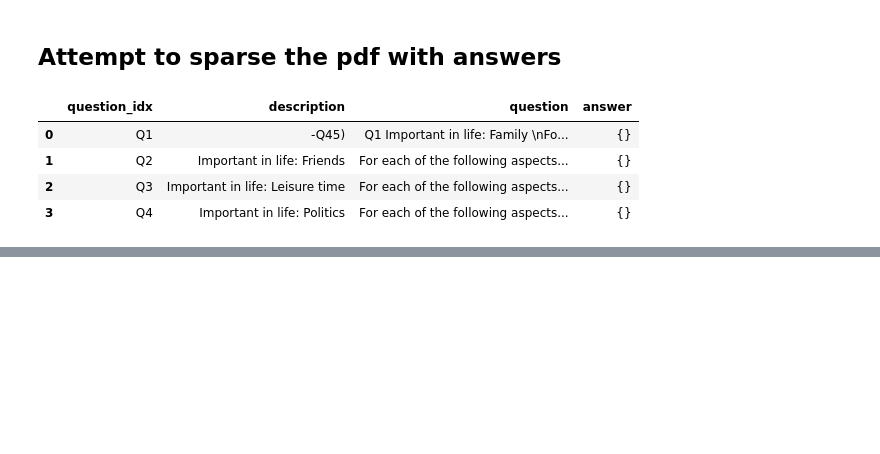
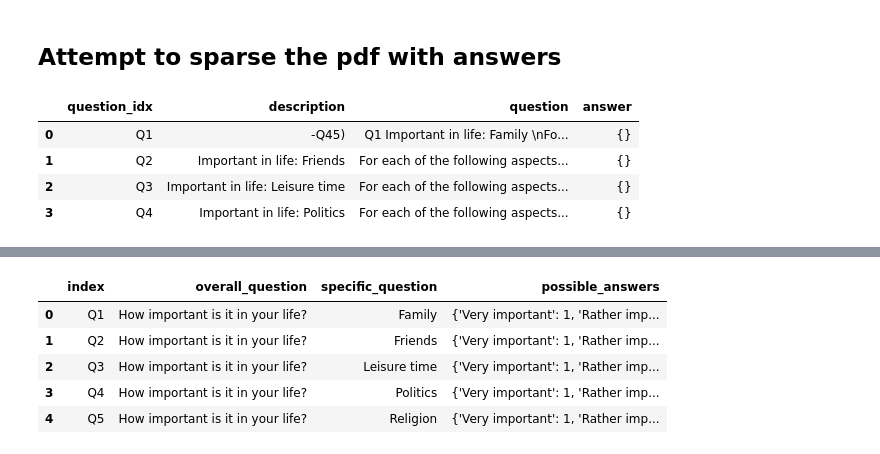
Before and after one commit to com-480-data-visualization/data-vizards, a Jupyter notebook: EDA_WVS.ipynb, the cells around one changed output, grey strips where cells are left out. Drawn from its saved outputs; the diff is of its cells as text; code cells hidden in the pictures; blank space fills up the shorter version.

```diff
--- a/EDA_WVS.ipynb
+++ b/EDA_WVS.ipynb
@@ -374,0 +393,46 @@ pd.DataFrame(extracted_data)
+# %%
+question_data = [
+    {"index": "Q1", "overall_question": "How important is it in your life?", "specific_question": "Family", "possible_answers": {"Very important":1, "Rather important":2, "Not very important":3, "Not at all important":4}},
+    {"index": "Q2", "overall_question": "How important is it in your life?", "specific_question": "Friends", "possible_answers": {"Very important":1, "Rather important":2, "Not very important":3, "Not at all important":4}},
+    {"index": "Q3", "overall_question": "How important is it in your life?", "specific_question": "Leisure time", "possible_answers": {"Very important":1, "Rather important":2, "Not very important":3, "Not at all important":4}},
+    {"index": "Q4", "overall_question": "How important is it in your life?", "specific_question": "Politics", "possible_answers": {"Very important":1, "Rather important":2, "Not very important":3, "Not at all important":4}},
+    {"index": "Q5", "overall_question": "How important is it in your life?", "specific_question": "Religion", "possible_answers": {"Very important":1, "Rather important":2, "Not very important":3, "Not at all important":4}},
+    {"index": "Q6", "overall_question": "How important is it in your life?", "specific_question": "Work", "possible_answers": {"Very important":1, "Rather important":2, "Not very important":3, "Not at all important":4}},
+
+    {"index": "Q29", "overall_question": "How much confidence do you have in the following?", "specific_question": "The Government", "possible_answers": {"A great deal": 1, "Quite a lot": 2, "Not very much": 3, "None at all": 4}},
+    {"index": "Q37", "overall_question": "I'm going to name a number of organizations. For each one, could you tell me how much confidence you have in them?", "specific_question": "The Police", "possible_answers": {"A great deal": 1, "Quite a lot": 2, "Not very much": 3, "None at all": 4}},
+    {"index": "Q41", "overall_question": "How important is democracy for you?", "specific_question": "Importance of democracy", "possible_answers": {"Absolutely important": 1, "Fairly important": 2, "Not very important": 3, "Not important at all": 4}},
+
+    {"index": "Q59", "overall_question": "How would you place your views on this scale?", "specific_question": "Left to Right political scale", "possible_answers": {"1 to 10 scale": "1-10"}},
+    {"index": "Q60", "overall_question": "In political matters people talk of 'the left' and 'the right'. How would you place your views on this scale?", "specific_question": "Self-positioning on left-right scale", "possible_answers": {"1 to 10 scale": "1-10"}},
+    {"index": "Q63", "overall_question": "If there were a national election tomorrow, for which party would you vote?", "specific_question": "Voting intention", "possible_answers": {"Specific party names or 'Would not vote'": None}},
+
+    {"index": "Q75", "overall_question": "How free do you feel to express your views?", "specific_question": "Freedom of speech", "possible_answers": {"Completely free": 1, "Somewhat free": 2, "Not very free": 3, "Not free at all": 4}},
+
+    {"index": "Q90", "overall_question": "How much do you trust people from other countries?", "specific_question": "Trust in foreigners", "possible_answers": {"Trust completely": 1, "Trust somewhat": 2, "Do not trust very much": 3, "Do not trust at all": 4}},
+
+    {"index": "Q94", "overall_question": "Would you like to have immigrants as neighbors?", "specific_question": "Immigrants as neighbors", "possible_answers": {"Yes": 1, "No": 2}},
+    {"index": "Q95", "overall_question": "Would you like to have people of a different religion as neighbors?", "specific_question": "Different religion as neighbors", "possible_answers": {"Yes": 1, "No": 2}},
+    {"index": "Q96", "overall_question": "Would you like to have people of a different race as neighbors?", "specific_question": "Different race as neighbors", "possible_answers": {"Yes": 1, "No": 2}},
+    {"index": "Q97", "overall_question": "Would you like to have people who have AIDS as neighbors?", "specific_question": "People with AIDS as neighbors", "possible_answers": {"Yes": 1, "No": 2}},
+    {"index": "Q98", "overall_question": "Would you like to have drug addicts as neighbors?", "specific_question": "Drug addicts as neighbors", "possible_answers": {"Yes": 1, "No": 2}},
+    {"index": "Q99", "overall_question": "Would you like to have homosexuals as neighbors?", "specific_question": "Homosexuals as neighbors", "possible_answers": {"Yes": 1, "No": 2}},
+    {"index": "Q100", "overall_question": "Would you like to have people who have a criminal record as neighbors?", "specific_question": "Ex-convicts as neighbors", "possible_answers": {"Yes": 1, "No": 2}},
+    {"index": "Q101", "overall_question": "Would you like to have heavy drinkers as neighbors?", "specific_question": "Heavy drinkers as neighbors", "possible_answers": {"Yes": 1, "No": 2}},
+    {"index": "Q102", "overall_question": "Would you like to have unmarried couples living together as neighbors?", "specific_question": "Unmarried couples as neighbors", "possible_answers": {"Yes": 1, "No": 2}},
+    {"index": "Q103", "overall_question": "Would you like to have people who speak a different language as neighbors?", "specific_question": "Different language speakers as neighbors", "possible_answers": {"Yes": 1, "No": 2}},
+    {"index": "Q104", "overall_question": "Would you like to have people with mental illness as neighbors?", "specific_question": "Mentally ill as neighbors", "possible_answers": {"Yes": 1, "No": 2}},
+
+    {"index": "Q159", "overall_question": "Do you believe in the following?", "specific_question": "God", "possible_answers": {"Yes": 1, "No": 2}},
+    {"index": "Q160", "overall_question": "Do you believe in the following?", "specific_question": "Life after death", "possible_answers": {"Yes": 1, "No": 2}}
+]
+
+df_answers = pd.DataFrame(question_data)
+df_answers.head()
+# %% [output]
+|  | index | overall_question | specific_question | possible_answers |
+| 0 | Q1 | How important is it in your life? | Family | {'Very important': 1, 'Rather imp... |
+| 1 | Q2 | How important is it in your life? | Friends | {'Very important': 1, 'Rather imp... |
+| 2 | Q3 | How important is it in your life? | Leisure time | {'Very important': 1, 'Rather imp... |
+| 3 | Q4 | How important is it in your life? | Politics | {'Very important': 1, 'Rather imp... |
+| 4 | Q5 | How important is it in your life? | Religion | {'Very important': 1, 'Rather imp... |
```
Also changed, not shown: parts of 2 cells of this notebook.
